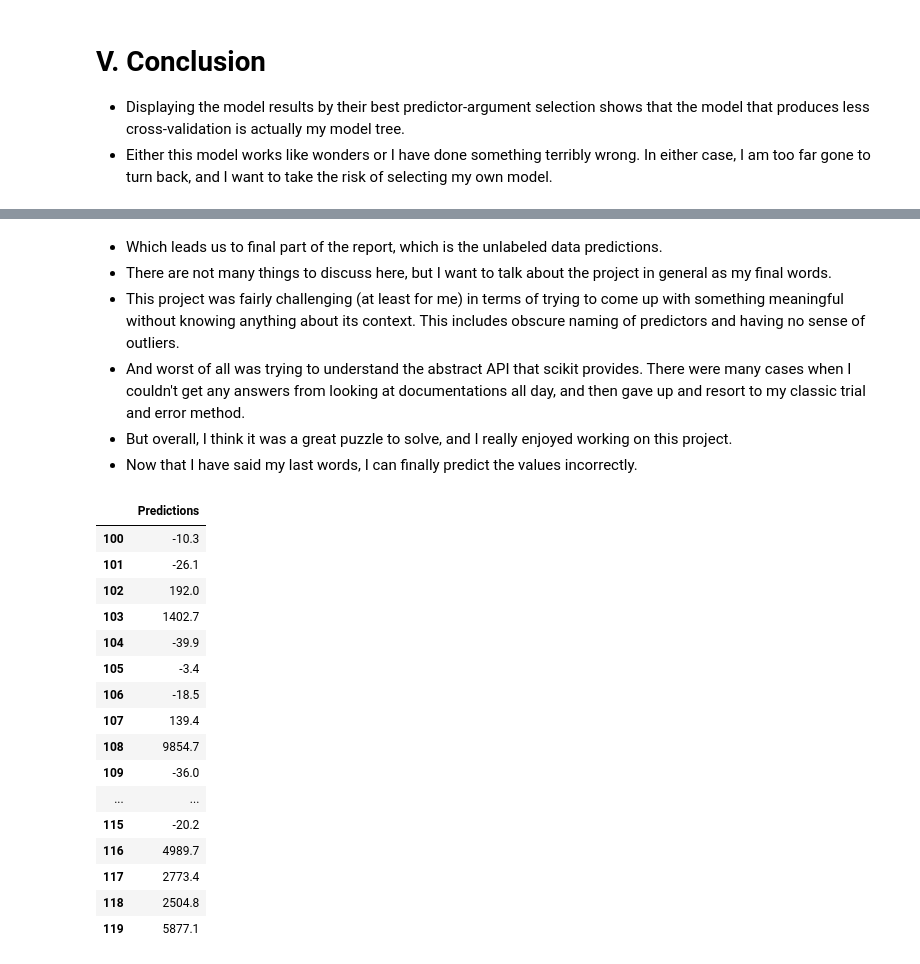
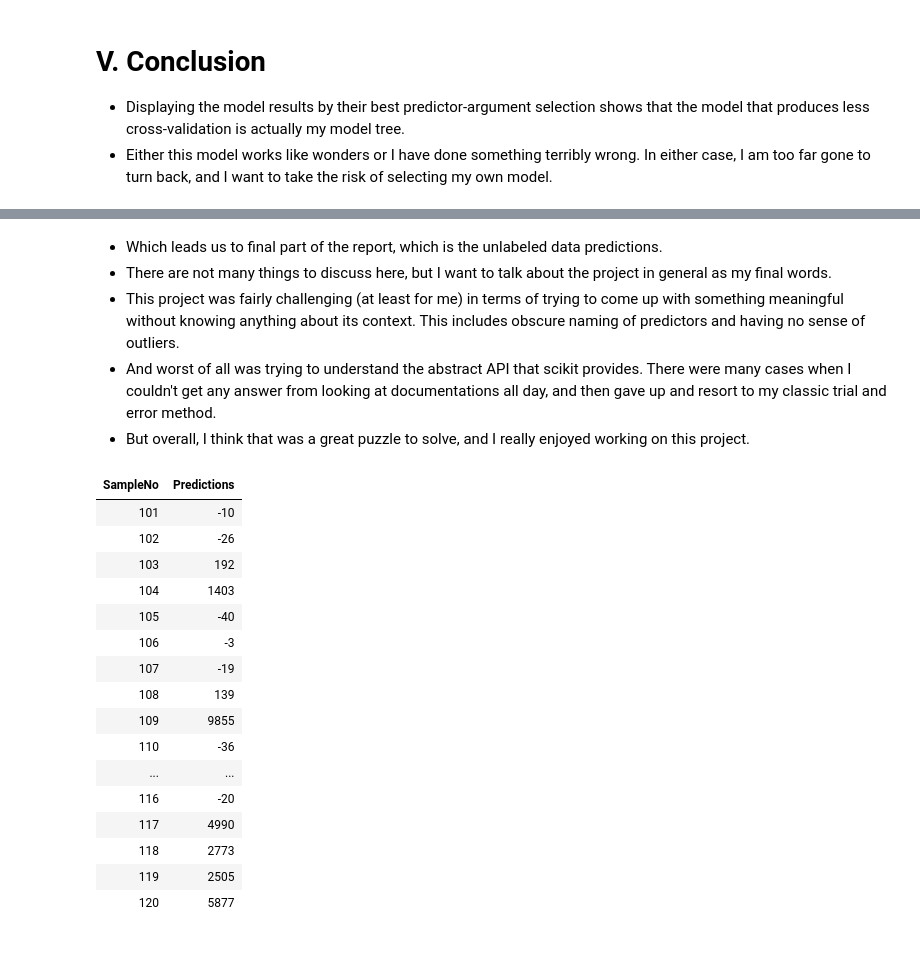
Before and after one commit to DefinitelyVixon/CE475-Project, a Jupyter notebook: Project.ipynb, the cells around one changed output, grey strips where cells are left out. Cells and saved outputs as stored; diff of their text form; code cells hidden in the pictures.

```diff
--- a/Project.ipynb
+++ b/Project.ipynb
@@ -315,9 +356,10 @@ all_results_table.error_table(model='k_nearest_regression', transpose=True)
 # %%
-dec_tree_args = range(1, 6)
-dec_tree_results = [ModelResult(decision_tree_regression(features, labels, arg=depth, inputs=p))
-                    for depth in dec_tree_args
+bag_tree_args = dec_tree_args
+bag_tree_results = [ModelResult(bagging_tree_regression(features, labels, arg=depth, inputs=p))
+                    for depth in bag_tree_args
                     for p in predictor_combinations]
 
-all_results_table.add_model(dec_tree_results)
-all_results_table.error_table(model='decision_tree_regression', transpose=True)
+all_results_table.add_model(bag_tree_results)
+all_results_table.error_table(model='bagging_tree_regression', transpose=True)
+all_results_table.update_selected_model('bagging_tree_regression', index=5)
 # %% [output]
@@ -327,0 +372,9 @@ all_results_table.error_table(model='decision_tree_regression', transpose=True)
+# %%
+boost_tree_args = dec_tree_args
+boost_tree_results = [ModelResult(boosting_tree_regression(features, labels, arg=depth, inputs=p))
+                      for depth in boost_tree_args
+                      for p in predictor_combinations]
+
+all_results_table.add_model(boost_tree_results)
+all_results_table.error_table(model='boosting_tree_regression', transpose=True)
+all_results_table.update_selected_model('boosting_tree_regression', index=6)
@@ -328,11 +386,12 @@ all_results_table.error_table(model='decision_tree_regression', transpose=True)
 # %% [markdown]
 ## IV.VI. Random Forest Regression
 # %%
-rf_args = range(1, 6)
+rf_args = range(1, 10)
 rand_forest_results = [ModelResult(random_forest_regression(features, labels, arg=depth, inputs=p))
                        for depth in rf_args
                        for p in predictor_combinations]
 
 all_results_table.add_model(rand_forest_results)
 all_results_table.error_table(model='random_forest_regression', transpose=True)
+all_results_table.update_selected_model('random_forest_regression', index=4)
 # %% [output]
@@ -349,5 +407,5 @@ cross-validation is actually my model tree.
 turn back, and I want to take the risk of selecting my own model.
 # %%
 all_results_table.error_table(model='best')
-best_model = all_results_table.model_results_with_best_params[0].estimator
+best_model = list(all_results_table.model_results_with_best_params.values())[0].estimator
 # %% [output]
@@ -365,28 +425,26 @@ best_model = all_results_table.model_results_with_best_params[0].estimator
 - This project was fairly challenging (at least for me) in terms of trying to come up with something meaningful without
 knowing anything about its context. This includes obscure naming of predictors and having no sense of outliers.
 - And worst of all was trying to understand the abstract API that scikit provides. There were many cases when I couldn't
-get any answers from looking at documentations all day, and then gave up and resort to my classic trial and error method.
-- But overall, I think it was a great puzzle to solve, and I really enjoyed working on this project.
-- Now that I have said my last words, I can finally predict the values incorrectly.
+get any answer from looking at documentations all day, and then gave up and resort to my classic trial and error method.
+- But overall, I think that was a great puzzle to solve, and I really enjoyed working on this project.
 # %%
 final_predictions = best_model.predict(x=predict_set)
-with pd.option_context('display.max_rows', None):
-    display(final_predictions)
+show_predictions(predictions=final_predictions, filepath='predictions.csv')
 # %% [output]
-|  | Predictions |
-| 100 | -10.3 |
-| 101 | -26.1 |
-| 102 | 192.0 |
-| 103 | 1402.7 |
-| 104 | -39.9 |
-| 105 | -3.4 |
-| 106 | -18.5 |
-| 107 | 139.4 |
-| 108 | 9854.7 |
-| 109 | -36.0 |
+| SampleNo | Predictions |
+| 101 | -10 |
+| 102 | -26 |
+| 103 | 192 |
+| 104 | 1403 |
+| 105 | -40 |
+| 106 | -3 |
+| 107 | -19 |
+| 108 | 139 |
+| 109 | 9855 |
+| 110 | -36 |
 | ... | ... |
-| 115 | -20.2 |
-| 116 | 4989.7 |
-| 117 | 2773.4 |
-| 118 | 2504.8 |
-| 119 | 5877.1 |
+| 116 | -20 |
+| 117 | 4990 |
+| 118 | 2773 |
+| 119 | 2505 |
+| 120 | 5877 |
```
Also changed, not shown: parts of 32 cells of this notebook, 8 other files.
